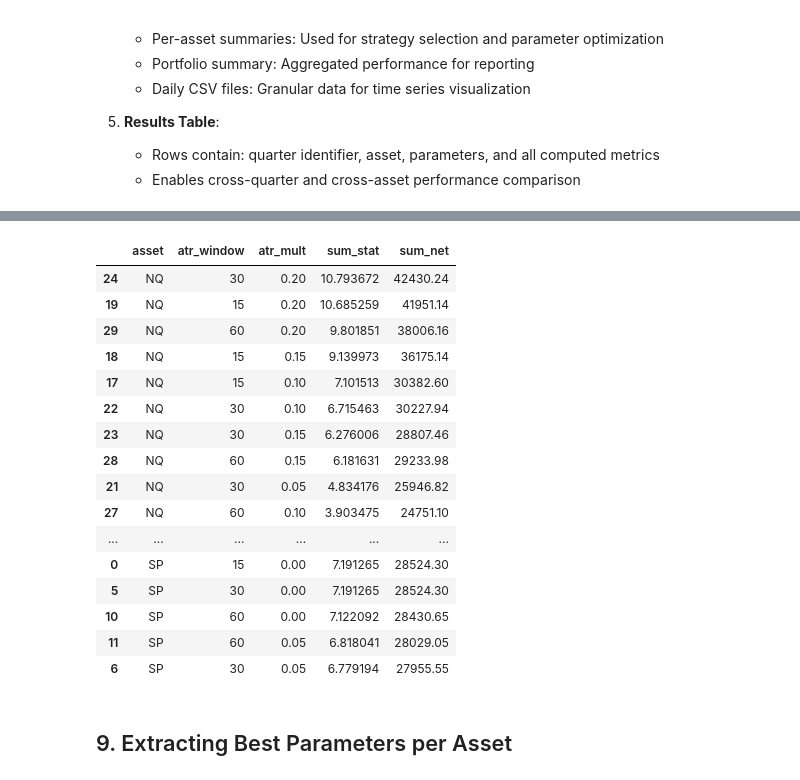
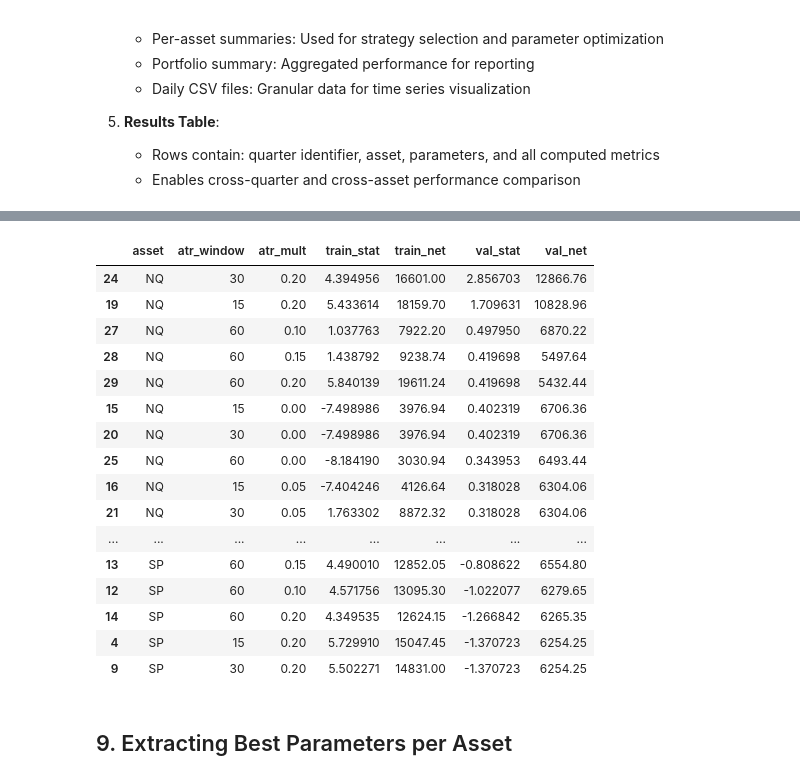
Before and after one commit to wynalazior/HFD-Final-Project, a Jupyter notebook: Testing/Strategy1.ipynb, the cells around one changed output, grey strips where cells are left out. Drawn from its saved outputs; the diff is of its cells as text; code cells hidden in the pictures.

```diff
--- a/Testing/Strategy1.ipynb
+++ b/Testing/Strategy1.ipynb
@@ -488,8 +497,24 @@ Running ORB: data1_2025_Q2
 # %%
-IN_SAMPLE_TAGS = ["2023_Q1","2023_Q3","2023_Q4","2024_Q2","2024_Q4","2025_Q1","2025_Q2"]
-in_sample_files = [fp for fp in sorted(DATA_DIR.glob("*.parquet")) if any(tag in fp.stem for tag in IN_SAMPLE_TAGS)]
+# 3-WAY SPLIT FOR HYPERPARAMETER TUNING
+
+# TRAIN
+TRAIN_TAGS = ["2023_Q1", "2023_Q3", "2024_Q2", "2024_Q4"]
+train_files = [fp for fp in sorted(DATA_DIR.glob("*.parquet")) if any(tag in fp.stem for tag in TRAIN_TAGS)]
+
+# VALIDATION: Used to SELECT best parameters (prevents overfitting to train)
+VALIDATION_TAGS = ["2023_Q4", "2025_Q1"]  # 2 quarters
+validation_files = [fp for fp in sorted(DATA_DIR.glob("*.parquet")) if any(tag in fp.stem for tag in VALIDATION_TAGS)]
+
+# OUT-OF-SAMPLE TEST: Final evaluation ONLY (completely untouched during optimization)
+TEST_TAGS = ["2025_Q2"]  # 1 quarter
+test_files = [fp for fp in sorted(DATA_DIR.glob("*.parquet")) if any(tag in fp.stem for tag in TEST_TAGS)]
+
+print(f"Training quarters: {len(train_files)} - {TRAIN_TAGS}")
+print(f"Validation quarters: {len(validation_files)} - {VALIDATION_TAGS}")
+print(f"Test quarters: {len(test_files)} - {TEST_TAGS}")
 
 def orb_score_for_asset(asset, atr_window, atr_mult, files):
+    """Score a parameter combination across multiple quarters"""
     total_stat = 0.0
     total_net = 0.0
 
@@ -510,20 +535,42 @@ def orb_score_for_asset(asset, atr_window, atr_mult, files):
         summ = summarize_quarter(daily)
 
         total_stat += summ["stat"]
-        total_net  += summ["net_cumPnL"]
+        total_net += summ["net_cumPnL"]
 
     return total_stat, total_net
 
+# Grid search parameters
 atr_windows = [15, 30, 60]
 atr_mults = [0.0, 0.05, 0.10, 0.15, 0.20]
 
-tune_rows = []
+# Running all parameter combinations on TRAINING data
+print("\nStep 1: Running grid search on TRAINING data...")
+train_rows = []
 for asset in ["SP", "NQ"]:
     for w in atr_windows:
         for m in atr_mults:
-            score, net = orb_score_for_asset(asset, w, m, in_sample_files)
-            tune_rows.append({"asset": asset, "atr_window": w, "atr_mult": m, "sum_stat": score, "sum_net": net})
+            score, net = orb_score_for_asset(asset, w, m, train_files)
+            train_rows.append({"asset": asset, "atr_window": w, "atr_mult": m,
+                             "train_stat": score, "train_net": net})
 
-tune_orb = pd.DataFrame(tune_rows).sort_values(["asset","sum_stat"], ascending=[True, False])
-tune_orb.head(20)
+train_results = pd.DataFrame(train_rows)
+
+# Evaluating same parameters on VALIDATION data to select best
+print("\nStep 2: Evaluating on VALIDATION data for parameter selection...")
+val_rows = []
+for asset in ["SP", "NQ"]:
+    for w in atr_windows:
+        for m in atr_mults:
+            score, net = orb_score_for_asset(asset, w, m, validation_files)
+            val_rows.append({"asset": asset, "atr_window": w, "atr_mult": m,
+                           "val_stat": score, "val_net": net})
+
+val_results = pd.DataFrame(val_rows)
+
+# Merging and selecting best parameters based on VALIDATION performance
+tune_orb = train_results.merge(val_results, on=["asset", "atr_window", "atr_mult"])
+tune_orb = tune_orb.sort_values(["asset", "val_stat"], ascending=[True, False])
+
+print("\nTop 30 parameter combinations by VALIDATION performance:")
+tune_orb.head(30)
 # %% [output]
@@ -530,20 +586,20 @@ tune_orb.head(20)
-|  | asset | atr_window | atr_mult | sum_stat | sum_net |
-| 24 | NQ | 30 | 0.20 | 10.793672 | 42430.24 |
-| 19 | NQ | 15 | 0.20 | 10.685259 | 41951.14 |
-| 29 | NQ | 60 | 0.20 | 9.801851 | 38006.16 |
-| 18 | NQ | 15 | 0.15 | 9.139973 | 36175.14 |
-| 17 | NQ | 15 | 0.10 | 7.101513 | 30382.60 |
-| 22 | NQ | 30 | 0.10 | 6.715463 | 30227.94 |
-| 23 | NQ | 30 | 0.15 | 6.276006 | 28807.46 |
-| 28 | NQ | 60 | 0.15 | 6.181631 | 29233.98 |
-| 21 | NQ | 30 | 0.05 | 4.834176 | 25946.82 |
-| 27 | NQ | 60 | 0.10 | 3.903475 | 24751.10 |
-| ... | ... | ... | ... | ... | ... |
-| 0 | SP | 15 | 0.00 | 7.191265 | 28524.30 |
-| 5 | SP | 30 | 0.00 | 7.191265 | 28524.30 |
-| 10 | SP | 60 | 0.00 | 7.122092 | 28430.65 |
-| 11 | SP | 60 | 0.05 | 6.818041 | 28029.05 |
-| 6 | SP | 30 | 0.05 | 6.779194 | 27955.55 |
+|  | asset | atr_window | atr_mult | train_stat | train_net | val_stat | val_net |
+| 24 | NQ | 30 | 0.20 | 4.394956 | 16601.00 | 2.856703 | 12866.76 |
+| 19 | NQ | 15 | 0.20 | 5.433614 | 18159.70 | 1.709631 | 10828.96 |
+| 27 | NQ | 60 | 0.10 | 1.037763 | 7922.20 | 0.497950 | 6870.22 |
+| 28 | NQ | 60 | 0.15 | 1.438792 | 9238.74 | 0.419698 | 5497.64 |
+| 29 | NQ | 60 | 0.20 | 5.840139 | 19611.24 | 0.419698 | 5432.44 |
+| 15 | NQ | 15 | 0.00 | -7.498986 | 3976.94 | 0.402319 | 6706.36 |
+| 20 | NQ | 30 | 0.00 | -7.498986 | 3976.94 | 0.402319 | 6706.36 |
+| 25 | NQ | 60 | 0.00 | -8.184190 | 3030.94 | 0.343953 | 6493.44 |
+| 16 | NQ | 15 | 0.05 | -7.404246 | 4126.64 | 0.318028 | 6304.06 |
+| 21 | NQ | 30 | 0.05 | 1.763302 | 8872.32 | 0.318028 | 6304.06 |
+| ... | ... | ... | ... | ... | ... | ... | ... |
+| 13 | SP | 60 | 0.15 | 4.490010 | 12852.05 | -0.808622 | 6554.80 |
+| 12 | SP | 60 | 0.10 | 4.571756 | 13095.30 | -1.022077 | 6279.65 |
+| 14 | SP | 60 | 0.20 | 4.349535 | 12624.15 | -1.266842 | 6265.35 |
+| 4 | SP | 15 | 0.20 | 5.729910 | 15047.45 | -1.370723 | 6254.25 |
+| 9 | SP | 30 | 0.20 | 5.502271 | 14831.00 | -1.370723 | 6254.25 |
 # %% [markdown]
 ## 9. Extracting Best Parameters per Asset
 # %%
```
Also changed, not shown: parts of 12 cells of this notebook, 6 other files.
